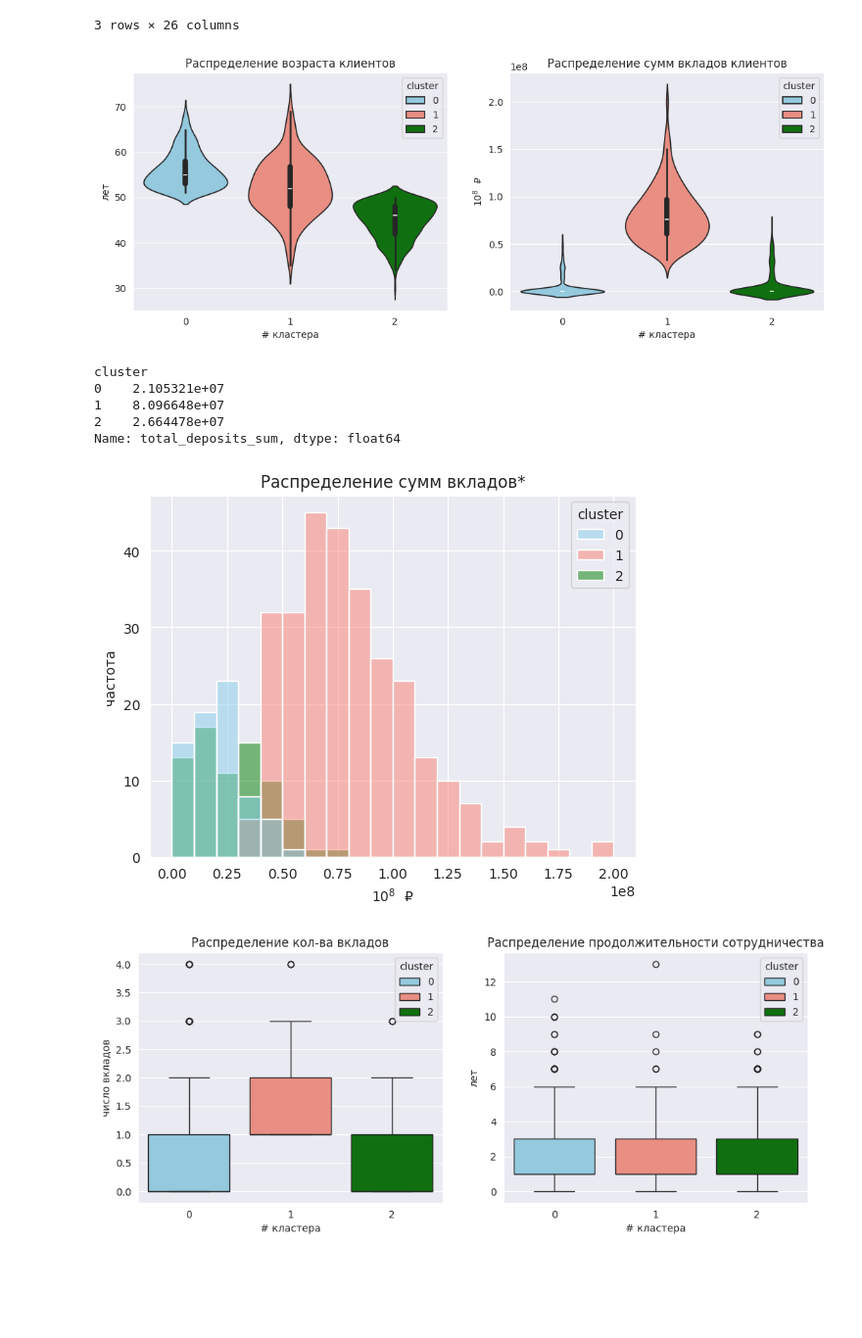
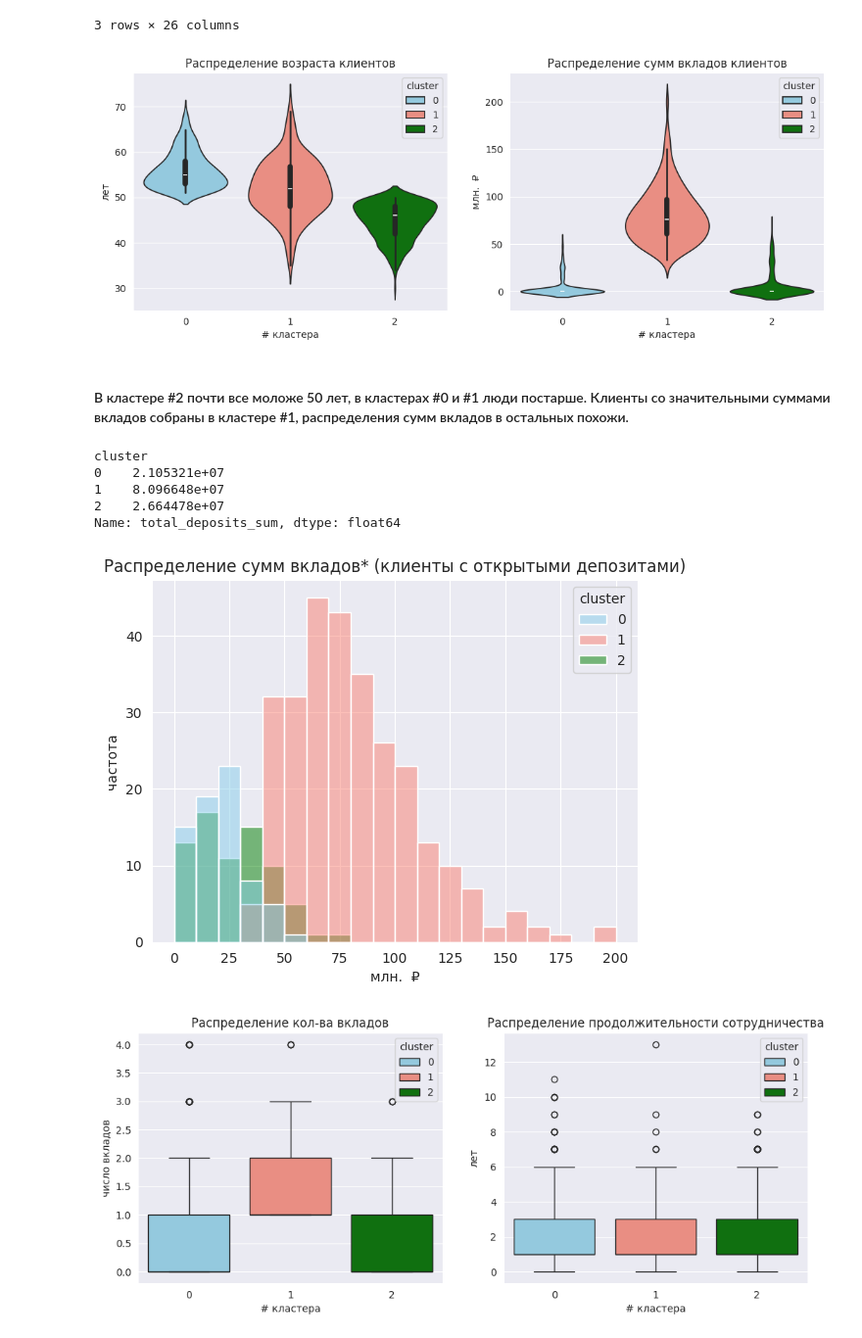
Before and after one commit to luckyme410/segment_EMC, a Jupyter notebook: segmentation.ipynb, the cells around one changed output. Shown at 98% size. Drawn from its saved outputs; the diff is of its cells as text; code cells hidden in the pictures; blank space fills up the shorter version.

```diff
--- a/segmentation.ipynb
+++ b/segmentation.ipynb
@@ -370,31 +382,35 @@ sns.violinplot(x='cluster',
             ax=ax2,
             hue='cluster',
             palette=label2color)
+plt.yticks([0*1e8, 0.5*1e8, 1e8, 1.5*1e8, 2e8], (np.array([0., 0.5, 1.0, 1.5, 2.])*100).astype(int))
 plt.xlabel('# кластера')
-plt.ylabel(r'$10^{8}$  ₽');
+plt.ylabel(r'млн.  ₽');
 # %% [output]
-[figure, old version]
+[figure, new version]
+# %% [markdown]
+#### В кластере \#2 почти все моложе 50 лет, в кластерах \#0 и \#1 люди постарше. Клиенты со значительными суммами вкладов собраны в кластере \#1, распределения сумм вкладов в остальных похожи.
 # %%
 # распределение сумм вкладов по кластерам. Только клиенты с суммой > 0
 mask = X["total_deposits_sum"] > 0.
 
 
 print(X.loc[mask].groupby('cluster')["total_deposits_sum"].mean())
 sns.histplot(x='total_deposits_sum',
              hue='cluster',
              data=X.loc[mask, :],
              palette=label2color,
              bins=20)
-plt.title('Распределение сумм вкладов*')
+plt.title('Распределение сумм вкладов* (клиенты с открытыми депозитами)')
 plt.ylabel('частота')
-plt.xlabel(r'$10^{8}$  ₽');
+plt.xticks(np.arange(0, 2.01, 0.25)*1e8, (np.arange(0, 2.01, 0.25)*100).astype(int))
+plt.xlabel(r'млн.  ₽');
 # %% [output]
 cluster
 0    2.105321e+07
 1    8.096648e+07
 2    2.664478e+07
 Name: total_deposits_sum, dtype: float64
-[figure, old version]
+[figure, new version]
 # %%
 plt.figure(figsize=(12, 4.5))
 ax1 = plt.subplot(121)
```
Also changed, not shown: parts of 12 cells of this notebook.
